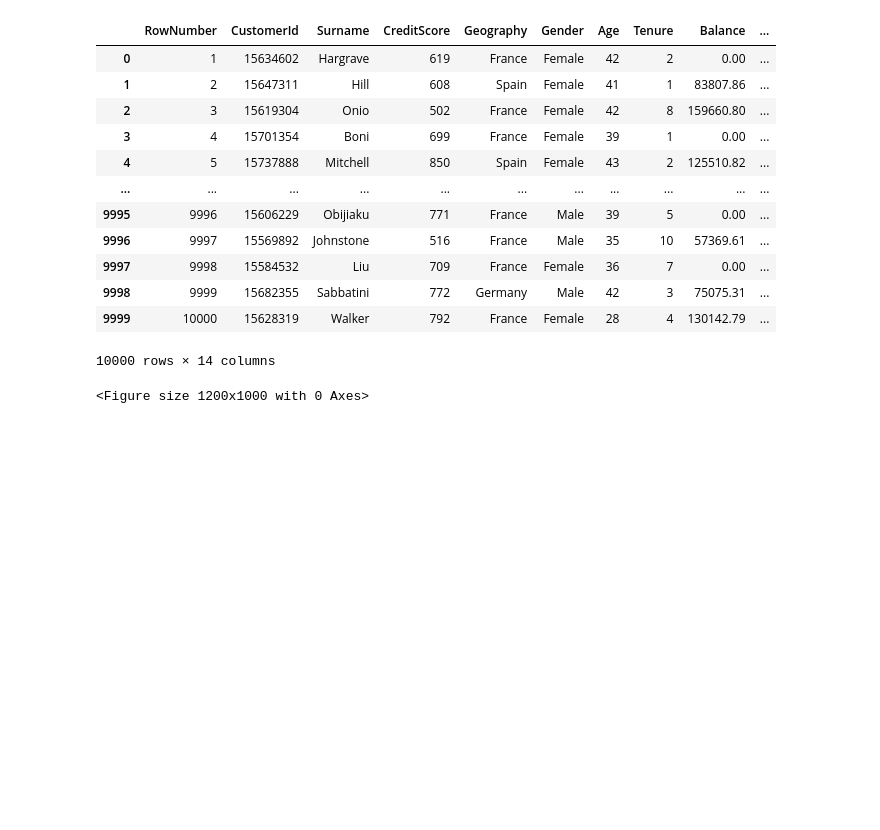
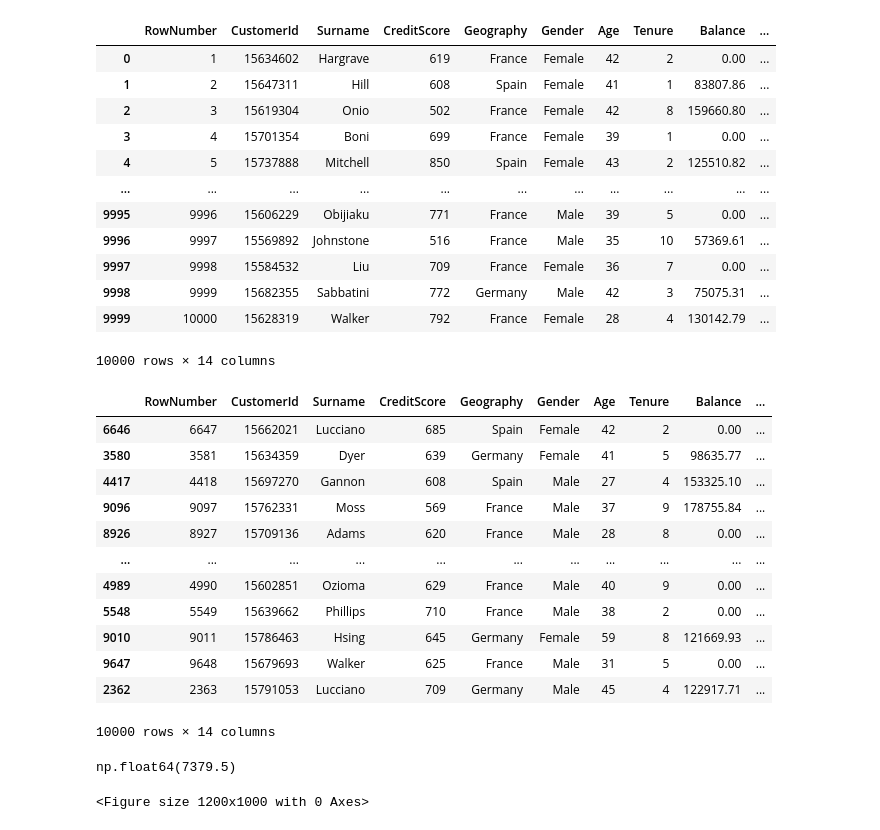
Before and after one commit to gitrlawton/customer-churn-prediction, a Jupyter notebook: notebook.ipynb, the cells around one changed output. Saved outputs shown, nothing was run; the diff lists cells and outputs as text; code cells hidden in the pictures; blank space fills up the shorter version.

```diff
--- a/notebook.ipynb
+++ b/notebook.ipynb
@@ -20,6 +20,39 @@ df
 | 9998 | 9999 | 15682355 | Sabbatini | 772 | Germany | Male | 42 | 3 | 75075.31 | ... |
 | 9999 | 10000 | 15628319 | Walker | 792 | France | Female | 28 | 4 | 130142.79 | ... |
 10000 rows × 14 columns
+# %%
+# Sort the DataFrame in descending order to see the max value.
+sorted_df = df.sort_values(by='EstimatedSalary', ascending=False)
+
+# Display the sorted DataFrame
+sorted_df
+# %% [output]
+|  | RowNumber | CustomerId | Surname | CreditScore | Geography | Gender | Age | Tenure | Balance | ... |
+| 6646 | 6647 | 15662021 | Lucciano | 685 | Spain | Female | 42 | 2 | 0.00 | ... |
+| 3580 | 3581 | 15634359 | Dyer | 639 | Germany | Female | 41 | 5 | 98635.77 | ... |
+| 4417 | 4418 | 15697270 | Gannon | 608 | Spain | Male | 27 | 4 | 153325.10 | ... |
+| 9096 | 9097 | 15762331 | Moss | 569 | France | Male | 37 | 9 | 178755.84 | ... |
+| 8926 | 8927 | 15709136 | Adams | 620 | France | Male | 28 | 8 | 0.00 | ... |
+| ... | ... | ... | ... | ... | ... | ... | ... | ... | ... | ... |
+| 4989 | 4990 | 15602851 | Ozioma | 629 | France | Male | 40 | 9 | 0.00 | ... |
+| 5548 | 5549 | 15639662 | Phillips | 710 | France | Male | 38 | 2 | 0.00 | ... |
+| 9010 | 9011 | 15786463 | Hsing | 645 | Germany | Female | 59 | 8 | 121669.93 | ... |
+| 9647 | 9648 | 15679693 | Walker | 625 | France | Male | 31 | 5 | 0.00 | ... |
+| 2362 | 2363 | 15791053 | Lucciano | 709 | Germany | Male | 45 | 4 | 122917.71 | ... |
+10000 rows × 14 columns
+# %%
+## See where a customer ranks compared to the rest of the dataset. ##
+
+# Grab the user's value.
+#user_tenure = df.loc[df['CustomerId'] == 15662021, 'NumOfProducts'].values[0]
+
+# Calculate the rank for that value using the
+rank = df['NumOfProducts'].rank().loc[df['CustomerId'] == 15662021].values[0]
+
+# Print the rank. 7379.5
+rank
+# %% [output]
+np.float64(7379.5)
 # %%
 ## Visualize the data to help us spot trends and relationships between features. ##
 
```
Also changed, not shown: parts of 3 cells of this notebook, 3 other files.
